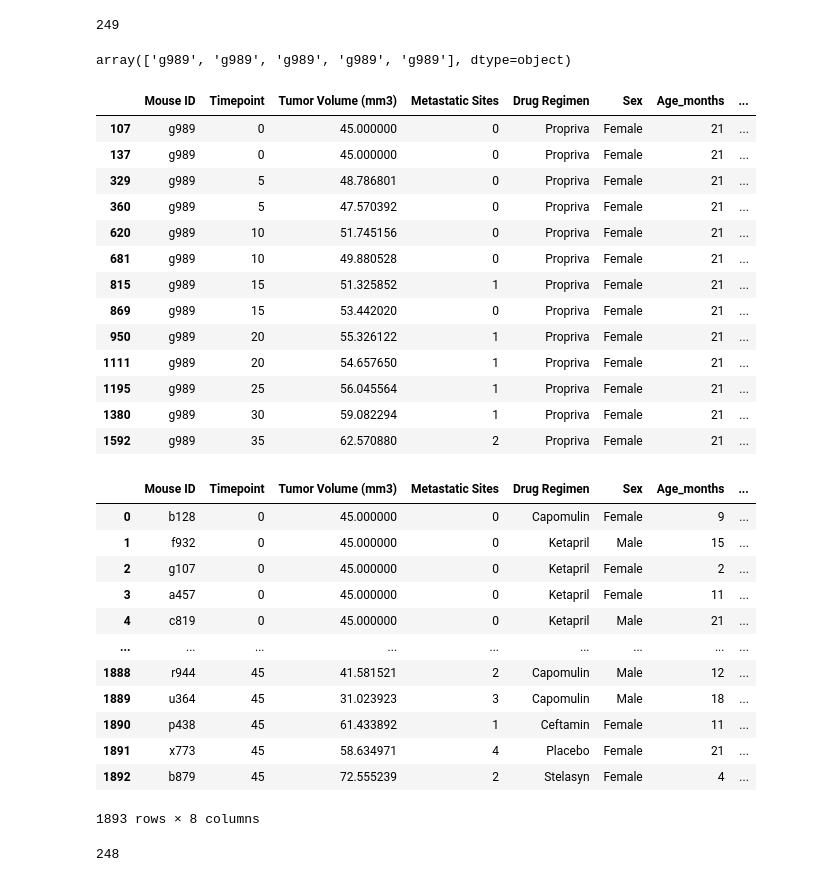
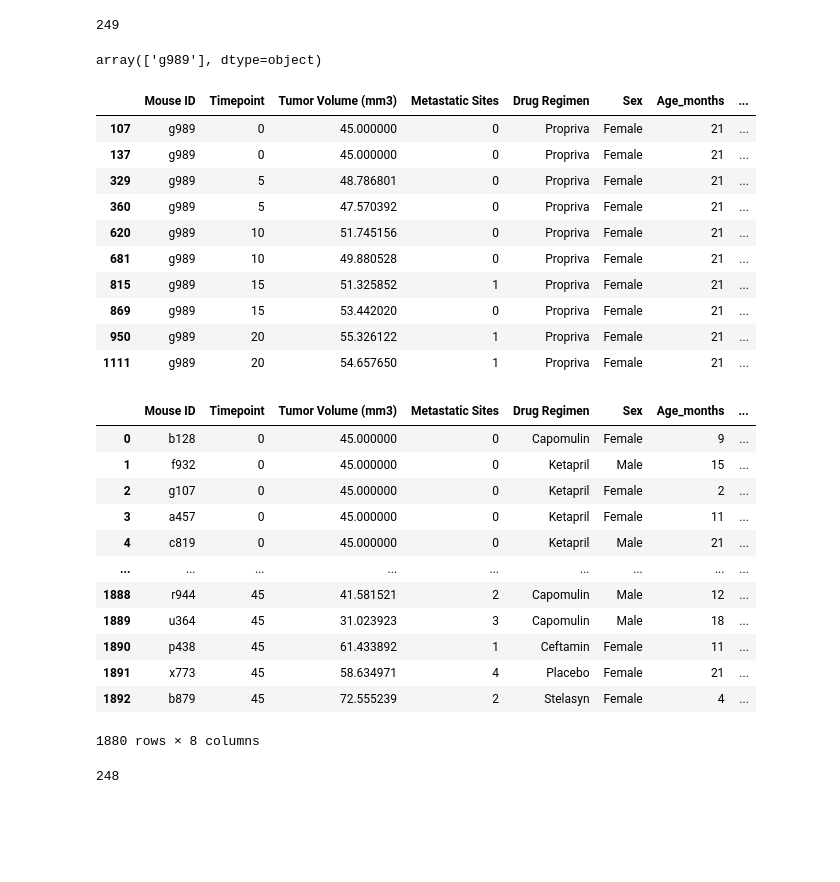
Before and after one commit to cmenegoli/matplotlib_challenge, a Jupyter notebook: pymaceuticals_starter.ipynb, the cells around one changed output. Cells and saved outputs as stored; diff of their text form; code cells hidden in the pictures; blank space fills up the shorter version.

```diff
--- a/pymaceuticals_starter.ipynb
+++ b/pymaceuticals_starter.ipynb
@@ -42,33 +45,30 @@ number_of_mice
 # %%
 # Our data should be uniquely identified by Mouse ID and Timepoint
 # Get the duplicate mice by ID number that shows up for Mouse ID and Timepoint.
-duplicate_mice = combined_data[combined_data.duplicated(["Mouse ID", "Timepoint"])]
-duplicate_mice["Mouse ID"].values
+duplicate_mice = combined_data[combined_data.duplicated(["Mouse ID", "Timepoint"])]["Mouse ID"].unique()
+duplicate_mice
 # %% [output]
-array(['g989', 'g989', 'g989', 'g989', 'g989'], dtype=object)
+array(['g989'], dtype=object)
 # %%
 # Optional: Get all the data for the duplicate mouse ID.
-val_g989 = "g989"
-mouse_g989_data = combined_data.loc[combined_data["Mouse ID"] == val_g989]
-mouse_g989_data
+ID_duplicates_all_data = combined_data[combined_data.duplicated(subset=['Mouse ID','Timepoint'], keep=False)]
+ID_duplicates_all_data
 # %% [output]
 |  | Mouse ID | Timepoint | Tumor Volume (mm3) | Metastatic Sites | Drug Regimen | Sex | Age_months | ... |
 | 107 | g989 | 0 | 45.000000 | 0 | Propriva | Female | 21 | ... |
 | 137 | g989 | 0 | 45.000000 | 0 | Propriva | Female | 21 | ... |
 | 329 | g989 | 5 | 48.786801 | 0 | Propriva | Female | 21 | ... |
 | 360 | g989 | 5 | 47.570392 | 0 | Propriva | Female | 21 | ... |
 | 620 | g989 | 10 | 51.745156 | 0 | Propriva | Female | 21 | ... |
 | 681 | g989 | 10 | 49.880528 | 0 | Propriva | Female | 21 | ... |
 | 815 | g989 | 15 | 51.325852 | 1 | Propriva | Female | 21 | ... |
 | 869 | g989 | 15 | 53.442020 | 0 | Propriva | Female | 21 | ... |
 | 950 | g989 | 20 | 55.326122 | 1 | Propriva | Female | 21 | ... |
 | 1111 | g989 | 20 | 54.657650 | 1 | Propriva | Female | 21 | ... |
-| 1195 | g989 | 25 | 56.045564 | 1 | Propriva | Female | 21 | ... |
-| 1380 | g989 | 30 | 59.082294 | 1 | Propriva | Female | 21 | ... |
-| 1592 | g989 | 35 | 62.570880 | 2 | Propriva | Female | 21 | ... |
 # %%
 # Create a clean DataFrame by dropping the duplicate mouse by its ID.
-clean_df = combined_data[combined_data['Mouse ID'].isin(duplicate_mice)==False]
+main_mouse_study_filter = combined_data['Mouse ID'].isin(duplicate_mice)
+clean_df = combined_data[~main_mouse_study_filter]
 clean_df
 # %% [output]
 |  | Mouse ID | Timepoint | Tumor Volume (mm3) | Metastatic Sites | Drug Regimen | Sex | Age_months | ... |
@@ -83,6 +83,6 @@ clean_df
 | 1890 | p438 | 45 | 61.433892 | 1 | Ceftamin | Female | 11 | ... |
 | 1891 | x773 | 45 | 58.634971 | 4 | Placebo | Female | 21 | ... |
 | 1892 | b879 | 45 | 72.555239 | 2 | Stelasyn | Female | 4 | ... |
-1893 rows × 8 columns
+1880 rows × 8 columns
 # %%
 # Checking the number of mice in the clean DataFrame.
```
Also changed, not shown: parts of 35 cells of this notebook.
